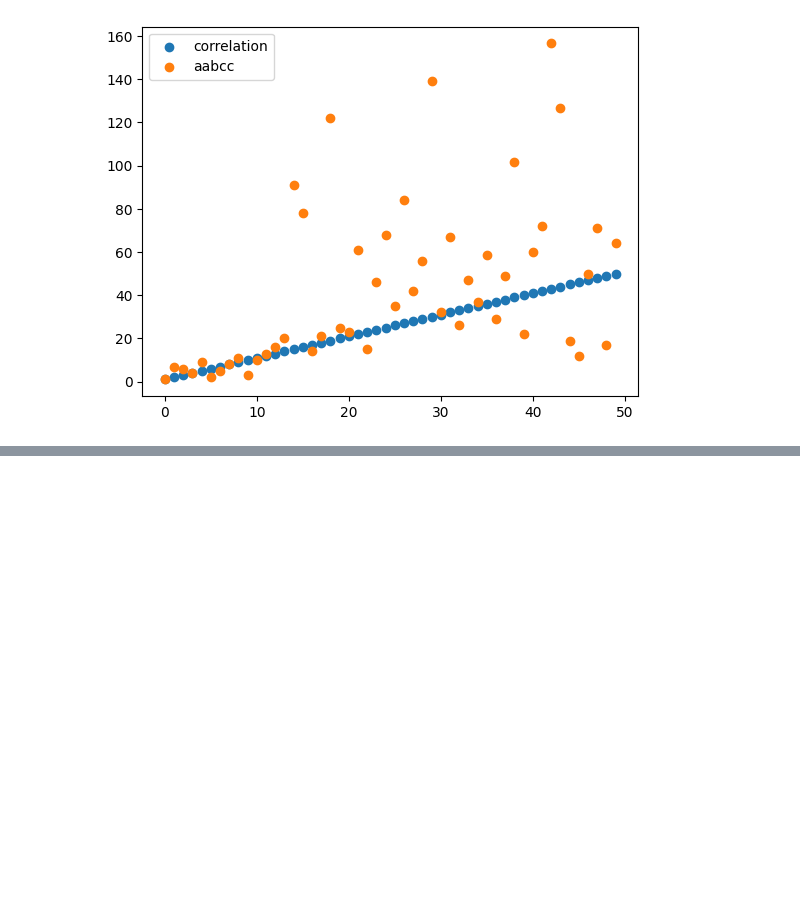
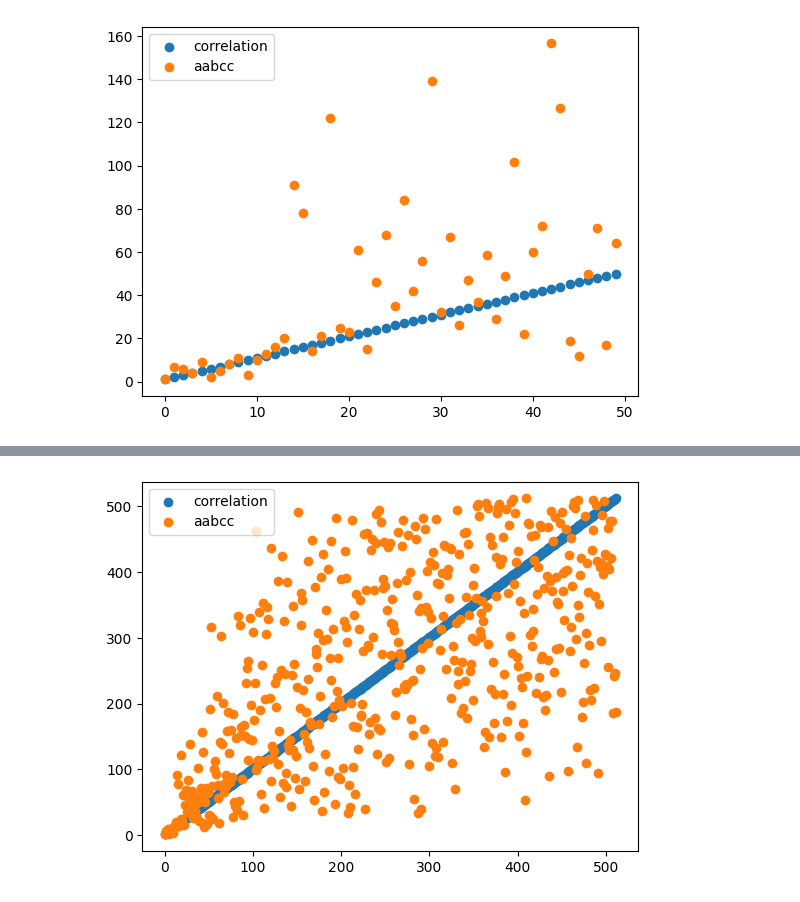
Before and after one commit to ClementineBleuze/WordEmbeddings, a Jupyter notebook: Notebooks_dim_correlation/aabcc-score-experience.ipynb, the cells around one changed output, grey strips where cells are left out. Drawn from its saved outputs; the diff is of its cells as text; code cells hidden in the pictures; blank space fills up the shorter version.

Commit message:
completing aabcc NB

```diff
--- a/Notebooks_dim_correlation/aabcc-score-experience.ipynb
+++ b/Notebooks_dim_correlation/aabcc-score-experience.ipynb
@@ -151,0 +215,9 @@ plt.show()
+# %%
+from matplotlib import pyplot as plt
+
+plt.scatter(range(512), gender_corr_df["corr-rank"], label="correlation")
+plt.scatter(range(512), gender_corr_df["aabcc-rank"], label="aabcc")
+plt.legend()
+plt.show()
+# %% [output]
+[figure, added]
```
Also changed, not shown: parts of 5 cells of this notebook.
